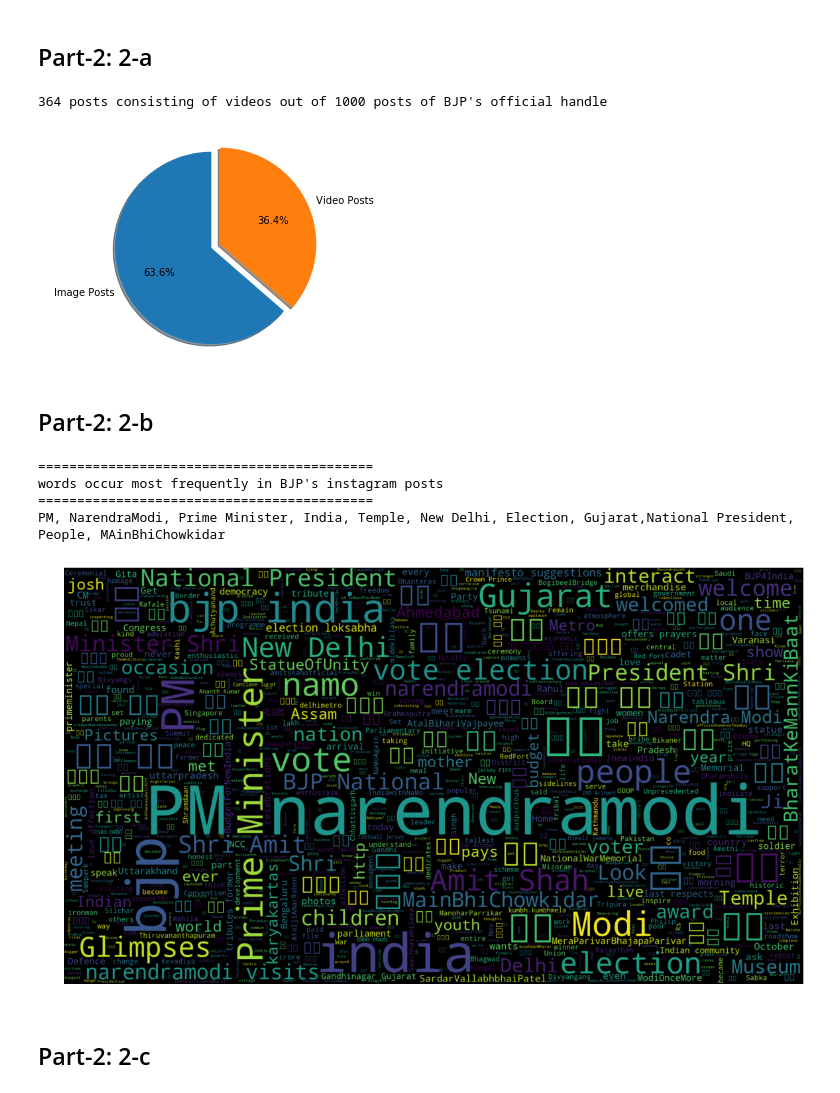
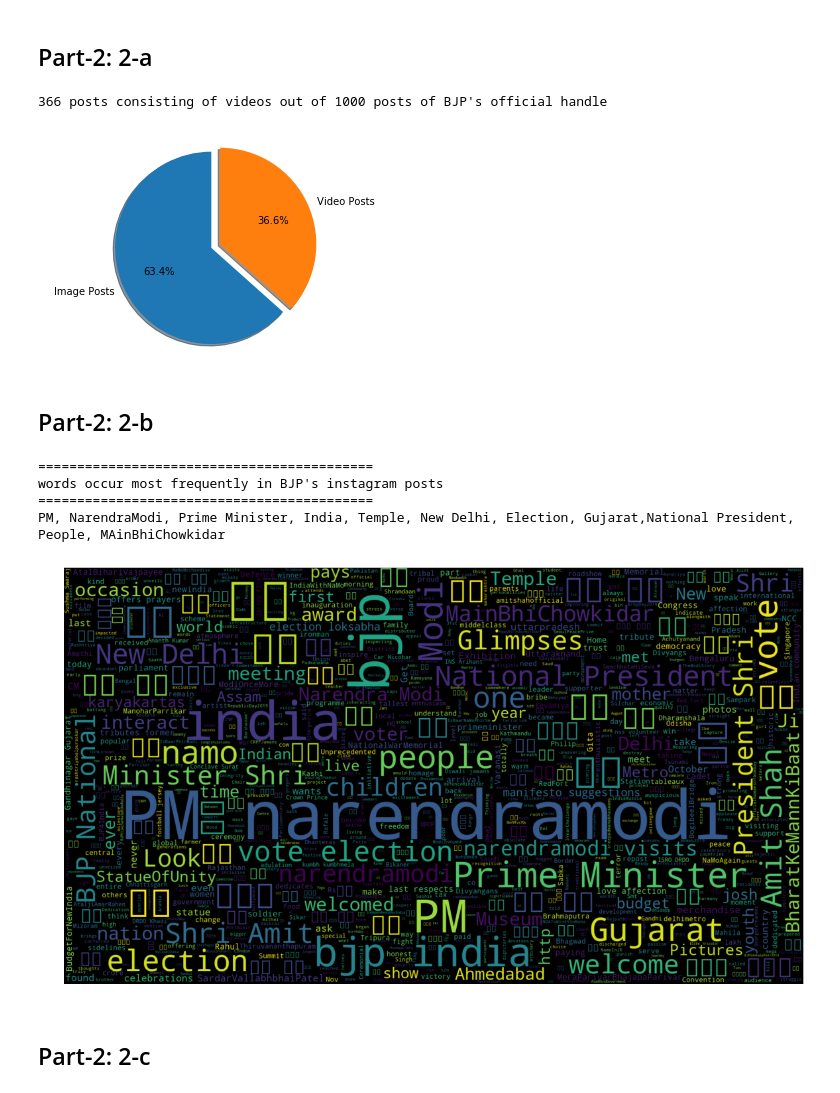
Before and after one commit to anujbansal16/BigData-Assignment4, a Jupyter notebook: Homework4.ipynb, the cells around one changed output. Cells and saved outputs as stored; diff of their text form; code cells hidden in the pictures.

```diff
--- a/Homework4.ipynb
+++ b/Homework4.ipynb
@@ -308,17 +328,0 @@ for post in BJPpostsGenerator:
-# %%
-usernameINC="incindia"
-INCpostsGenerator = instaloader.Profile.from_username(L.context, usernameINC).get_posts()
-INCPosts=[]
-INCPostsLikes=[]
-INCPostsComments=[]
-INCPostsHashTags=[]
-count=0
-for post in INCpostsGenerator:
-  if count==500:
-    break
-  INCPostsLikes.append(post.likes)
-  INCPostsComments.append(post.comments)
-  INCPostsHashTags+=post.caption_hashtags
-  INCPosts.append(post)
-  count+=1
-  print(count,end=" ")
@@ -326,0 +363,11 @@ for post in INCpostsGenerator:
+# %%
+usernameBJPInsta="bjp4india"
+usernameINCInsta="incindia"
+downloadDatasetInstagram(username=usernameBJPInsta,postsCount=1000)
+downloadDatasetInstagram(username=usernameINCInsta,postsCount=500)
+
+postsBJP=pd.read_csv("instaPostsbjp4india.csv").values
+postsINC=pd.read_csv("instaPostsincindia.csv").values
+
+print("INC Posts ",len(postsINC))
+print("BJP Posts ",len(postsBJP))
@@ -437,8 +485,8 @@ frequent_HashTags_InstaINC()
 ## Part-2: 2-a
 # %%
 def videoPostsBJP():
-  postTypeVideo=np.unique(BJPPostsIsVideo,return_counts=True)
-  if postTypeVideo[0][0]==True:
+  postTypeVideo=np.unique(postsBJP[:,6],return_counts=True)
+  if postTypeVideo[0][0]=="True":
     labels="Video Posts","Image Posts"
     print("%d posts consisting of videos out of 1000 posts of BJP's official handle"%(postTypeVideo[1][0]))
   else:
@@ -453,25 +501,27 @@ def videoPostsBJP():
 
 videoPostsBJP()
 # %% [output]
-364 posts consisting of videos out of 1000 posts of BJP's official handle
+366 posts consisting of videos out of 1000 posts of BJP's official handle
 [figure]
 # %% [markdown]
 ## Part-2: 2-b
 # %%
 def popularPostsBJP():
   #giving more weightage to like than comment
-  #popularity = 2*likes+comment
+  #popularity = 2*likes+comments
   popularity={}
   idVsPost={}
-  for like,comment,post in zip(BJPPostsLikes,BJPPostsComments,BJPPosts):
-    popularity[post.shortcode]=2*like+comment
-    idVsPost[post.shortcode]=post
+  for post in postsBJP:
+    pid=post[1]
+    like=post[3]
+    comment=post[4]
+    popularity[pid]=2*like+comment
+    idVsPost[pid]=post
   sorted_d = sorted(popularity.items(), key=operator.itemgetter(1),reverse=True)
   pPostIdsVsPop=sorted_d[:200]
   para=""
   for pPost in pPostIdsVsPop:
-    para+=" "+idVsPost[pPost[0]].caption
+    if isinstance(idVsPost[pPost[0]][2],str):
+      para+=" "+idVsPost[pPost[0]][2]
 
   mask = np.array(Image.open("rab.jpg"))
-  words = set(nltk.corpus.words.words())
-#   para= " ".join(w for w in nltk.wordpunct_tokenize(para) if w.lower() is not w.isalpha())
@@ -479,24 +529,24 @@ def popularPostsBJP():
 
   wordcloudSummary = WordCloud(mask=mask,max_words=1000,stopwords=stopWords).generate(para)
   plt.figure(3,figsize=(20,20))
   plt.imshow(wordcloudSummary, interpolation="bilinear")
   plt.axis("off")
   plt.margins(x=0, y=0)
   print("===========================================")
   print("words occur most frequently in BJP's instagram posts")
   print("===========================================")
   print("PM, NarendraModi, Prime Minister, India, Temple, New Delhi, Election, Gujarat,National President, People, MAinBhiChowkidar ")
   plt.show()
   wordcloudSummary.to_file("popularInstaPostCloud.png")
 
 
 popularPostsBJP()
 # %% [output]
 ===========================================
 words occur most frequently in BJP's instagram posts
 ===========================================
 PM, NarendraModi, Prime Minister, India, Temple, New Delhi, Election, Gujarat,National President, People, MAinBhiChowkidar
-[figure, old version]
+[figure, new version]
 # %% [markdown]
 ## Part-2: 2-c
 # %%
```
Also changed, not shown: parts of 31 cells of this notebook, 8 other files.
